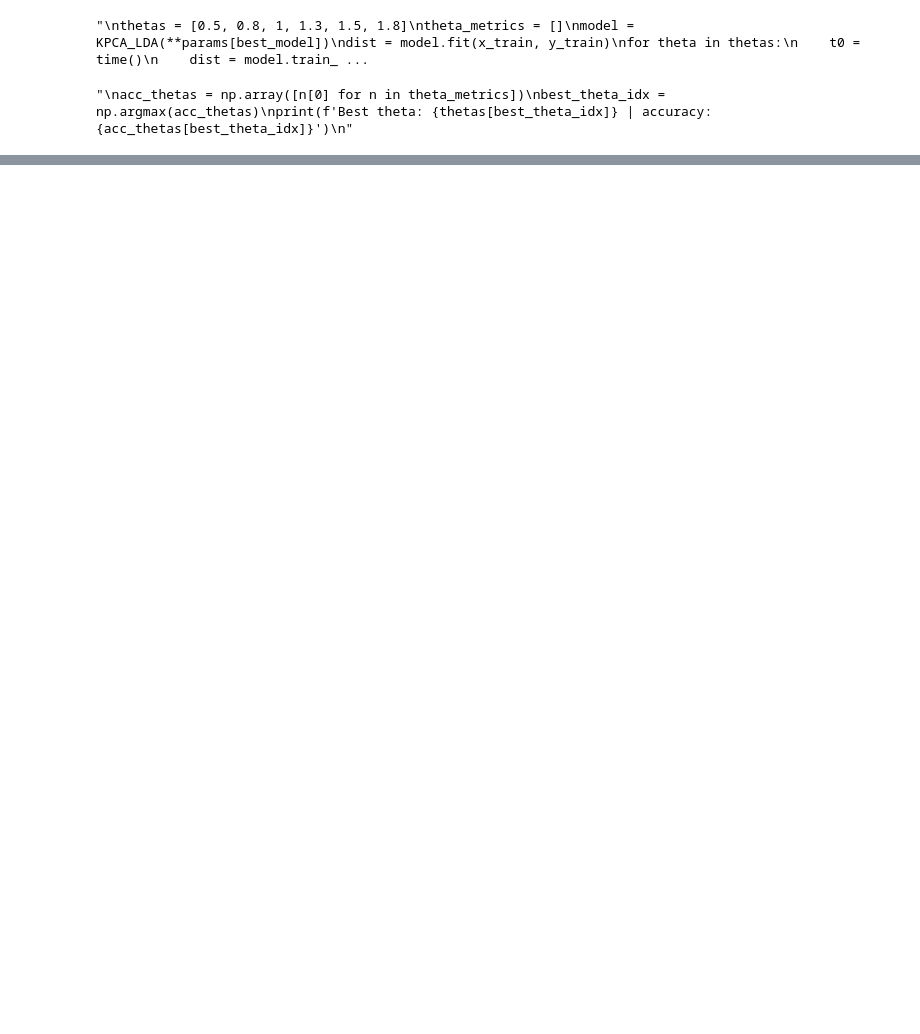
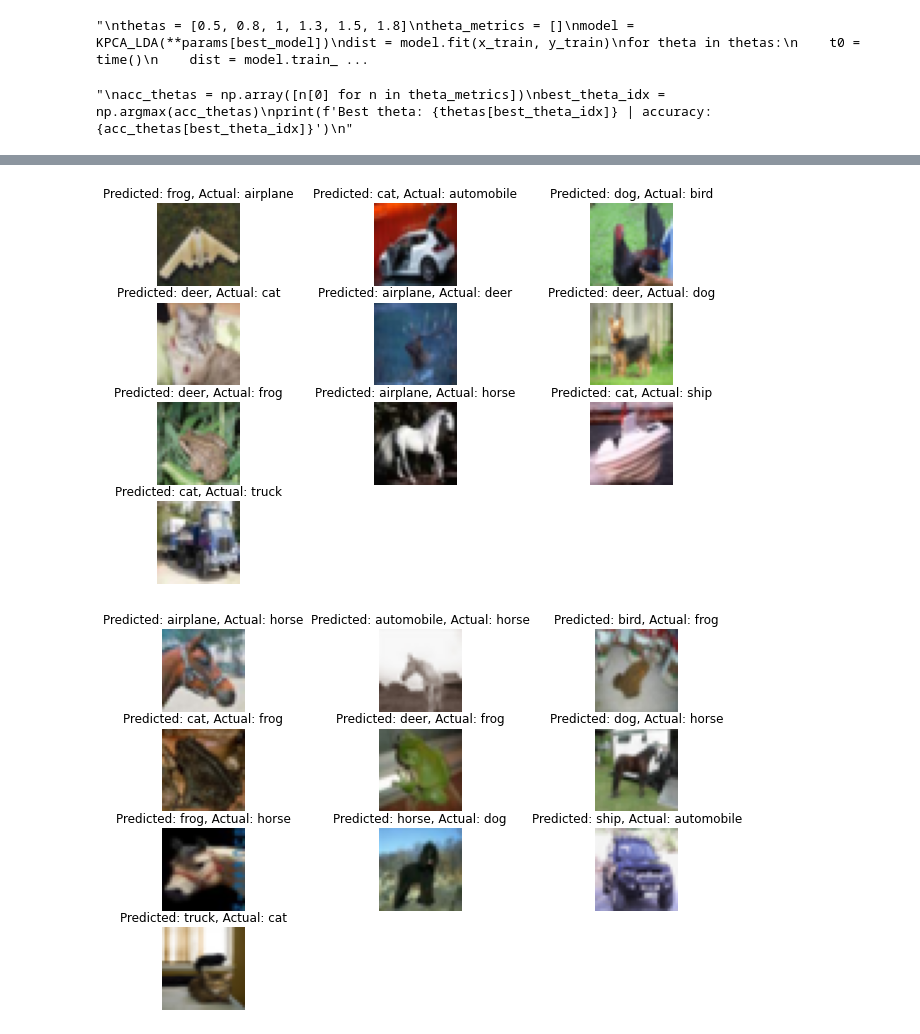
Before and after one commit to EKostinoudis/CI_SL_project, a Jupyter notebook: cifar_kpca_lda.ipynb, the cells around one changed output, grey strips where cells are left out. Cells and saved outputs as stored; diff of their text form; code cells hidden in the pictures; blank space fills up the shorter version.

```diff
--- a/cifar_kpca_lda.ipynb
+++ b/cifar_kpca_lda.ipynb
@@ -378,42 +378,46 @@ wrong_images = np.rollaxis((x_test[wrong_classifications[wrong_idxs], :]).reshap
 
 nrows, ncols = ceil(len(wrong_idxs) / 3), 3
 
-fig, ax = plt.subplots(nrows, ncols, figsize=(9,7))
+fig, ax = plt.subplots(nrows, ncols, figsize=(11,7))
 # fig, ax = plt.subplots(nrows, ncols)
 for i, image in enumerate(wrong_images):
     ax[i//ncols, i%ncols].imshow(image, vmin=0, vmax=255)
-    ax[i//ncols, i%ncols].set_title(f'Predicted: {pred_knn[wrong_classifications[wrong_idxs[i]]]}, Actual: {y_test[wrong_classifications[wrong_idxs[i]]]}')
+    ax[i//ncols, i%ncols].set_title(f'Predicted: {label_names[pred_knn[wrong_classifications[wrong_idxs[i]]]]}, Actual: {label_names[y_test[wrong_classifications[wrong_idxs[i]]]]}')
 
 # remove all axis
 for i in range(nrows):
     for j in range(ncols):
         ax[i,j].axis('off')
 plt.show()
 if SAVE_PLOTS:
     save_plots(fig, 'wrong_results_knn_1', FIG_FOLDER)
 
 # remove previous images, so we don't display them twice
 wrong_classifications = np.delete(wrong_classifications, wrong_idxs)
 
 wrong_classes, wrong_idxs = np.unique(pred_knn[wrong_classifications], return_index=True)
-wrong_images = x_test[wrong_classifications[wrong_idxs], :]
+wrong_images = np.rollaxis((x_test[wrong_classifications[wrong_idxs], :]).reshape((-1, 3, 32, 32)), 1, 4)
+# wrong_images = x_test[wrong_classifications[wrong_idxs], :]
 
 nrows, ncols = ceil(len(wrong_idxs) / 3), 3
 
 if nrows > 1:
-    fig, ax = plt.subplots(nrows, ncols, figsize=(9,7))
+    fig, ax = plt.subplots(nrows, ncols, figsize=(11,7))
     # fig, ax = plt.subplots(nrows, ncols)
     for i, image in enumerate(wrong_images):
         ax[i//ncols, i%ncols].imshow(image, vmin=0, vmax=255)
-        ax[i//ncols, i%ncols].set_title(f'Predicted: {pred_knn[wrong_classifications[wrong_idxs[i]]]}, Actual: {y_test[wrong_classifications[wrong_idxs[i]]]}')
+        ax[i//ncols, i%ncols].set_title(f'Predicted: {label_names[pred_knn[wrong_classifications[wrong_idxs[i]]]]}, Actual: {label_names[y_test[wrong_classifications[wrong_idxs[i]]]]}')
 
     # remove all axis
     for i in range(nrows):
         for j in range(ncols):
             ax[i,j].axis('off')
     plt.show()
     if SAVE_PLOTS:
         save_plots(fig, 'wrong_results_knn_2', FIG_FOLDER)
+# %% [output]
+[figure, added]
+[figure, added]
 # %%
 # print wrong classifications
 wrong_classifications = np.where((pred_nc ^ y_test) != 0)[0]
```
Also changed, not shown: parts of 11 cells of this notebook, 1 other file.
